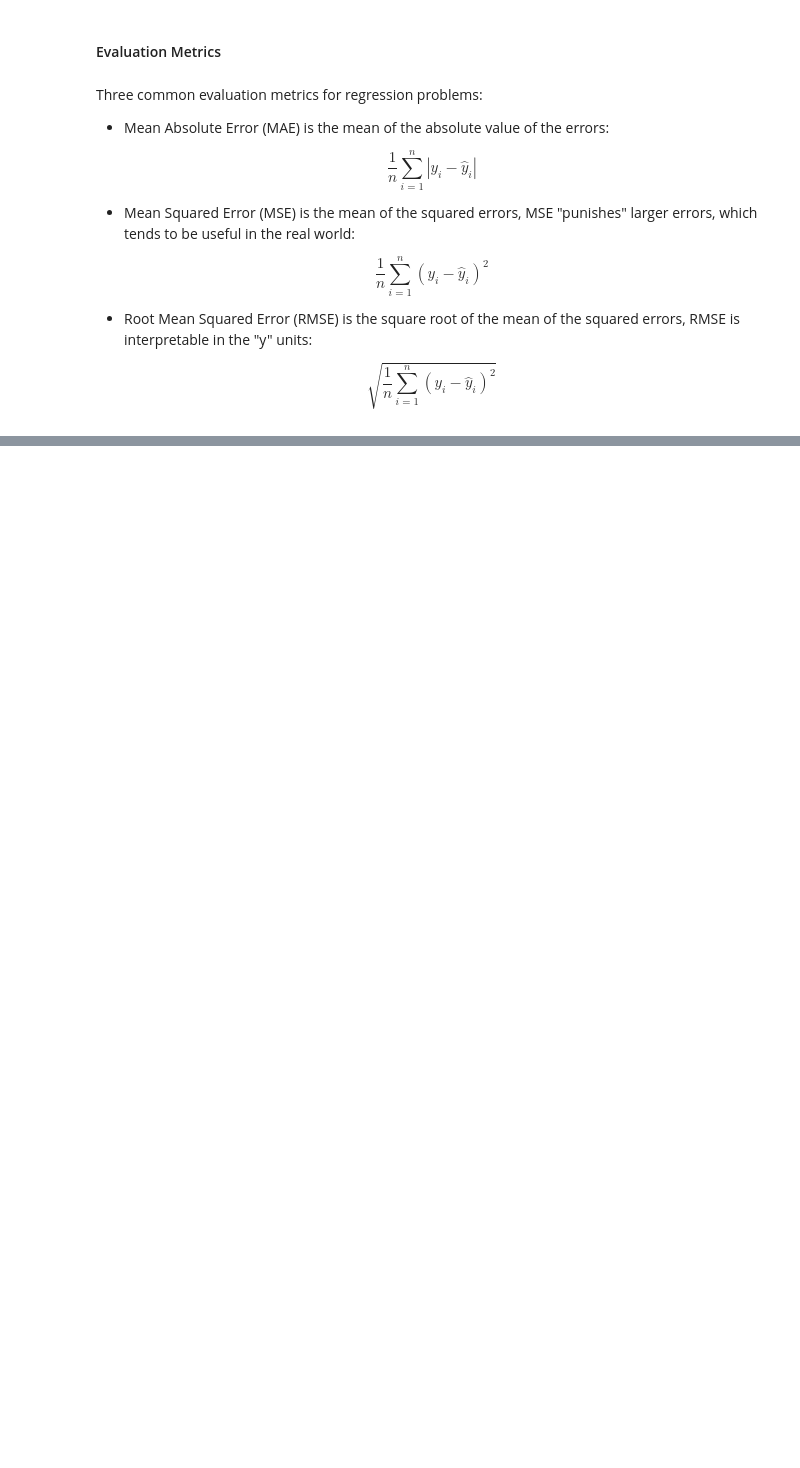
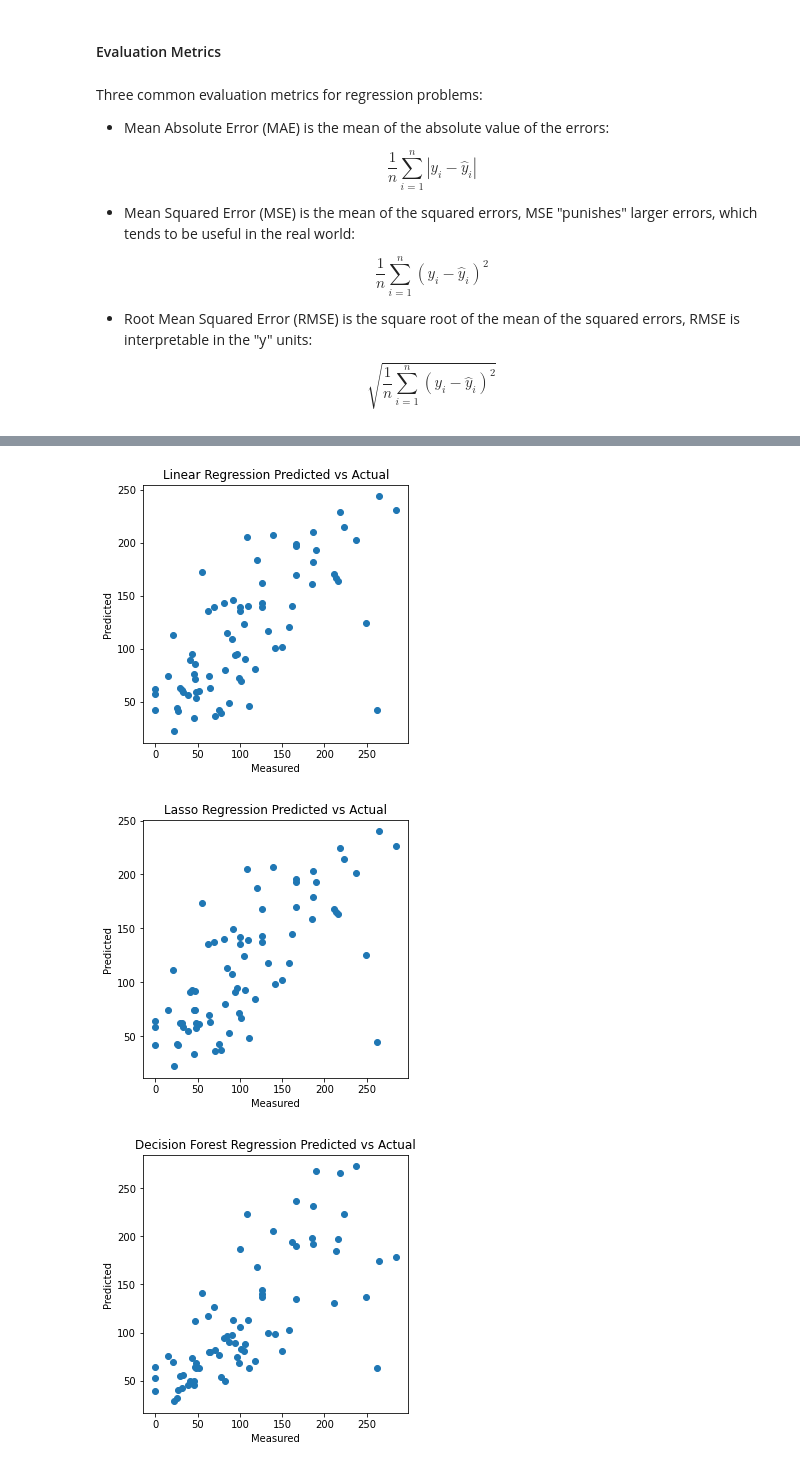
Before and after one commit to toseefkhan403/AQIProject, a Jupyter notebook: AQI Prediction.ipynb, the cells around one changed output, grey strips where cells are left out. Drawn from its saved outputs; the diff is of its cells as text; code cells hidden in the pictures; blank space fills up the shorter version.

```diff
--- a/AQI Prediction.ipynb
+++ b/AQI Prediction.ipynb
@@ -327,8 +377,21 @@ $$\sqrt{\frac 1n\sum_{i=1}^n(y_i-\hat{y}_i)^2}$$
 from sklearn import metrics
 
 prediction = lr.predict(X_val)
+lasso_pred = lasso.predict(X_val)
+regr_rf_pred = regr_rf.predict(X_val)
 
+print('Linear Regression')
 print('MAE:', metrics.mean_absolute_error(y_val, prediction))
 print('MSE:', metrics.mean_squared_error(y_val, prediction))
 print('RMSE:', np.sqrt(metrics.mean_squared_error(y_val, prediction)))
+
+print('\nLasso Regression')
+print('MAE:', metrics.mean_absolute_error(y_val, lasso_pred))
+print('MSE:', metrics.mean_squared_error(y_val, lasso_pred))
+print('RMSE:', np.sqrt(metrics.mean_squared_error(y_val, lasso_pred)))
+
+print('\nDecision Forest Regression')
+print('MAE:', metrics.mean_absolute_error(y_val, regr_rf_pred))
+print('MSE:', metrics.mean_squared_error(y_val, regr_rf_pred))
+print('RMSE:', np.sqrt(metrics.mean_squared_error(y_val, regr_rf_pred)))
 # %% [output]
@@ -338 +412,26 @@ RMSE: 50.12661786222827
+# %%
+#linear
+plt.scatter(y_val, prediction)
+plt.xlabel('Measured')
+plt.ylabel('Predicted')
+plt.title('Linear Regression Predicted vs Actual')
+plt.show()
+
+#lasso
+plt.scatter(y_val, lasso_pred)
+plt.xlabel('Measured')
+plt.ylabel('Predicted')
+plt.title('Lasso Regression Predicted vs Actual')
+plt.show()
+
+#decision forest
+plt.scatter(y_val, regr_rf_pred)
+plt.xlabel('Measured')
+plt.ylabel('Predicted')
+plt.title('Decision Forest Regression Predicted vs Actual')
+plt.show()
+# %% [output]
+[figure, added]
+[figure, added]
+[figure, added]
 # %% [markdown]
```
Also changed, not shown: parts of 17 cells of this notebook, 2 other files.
